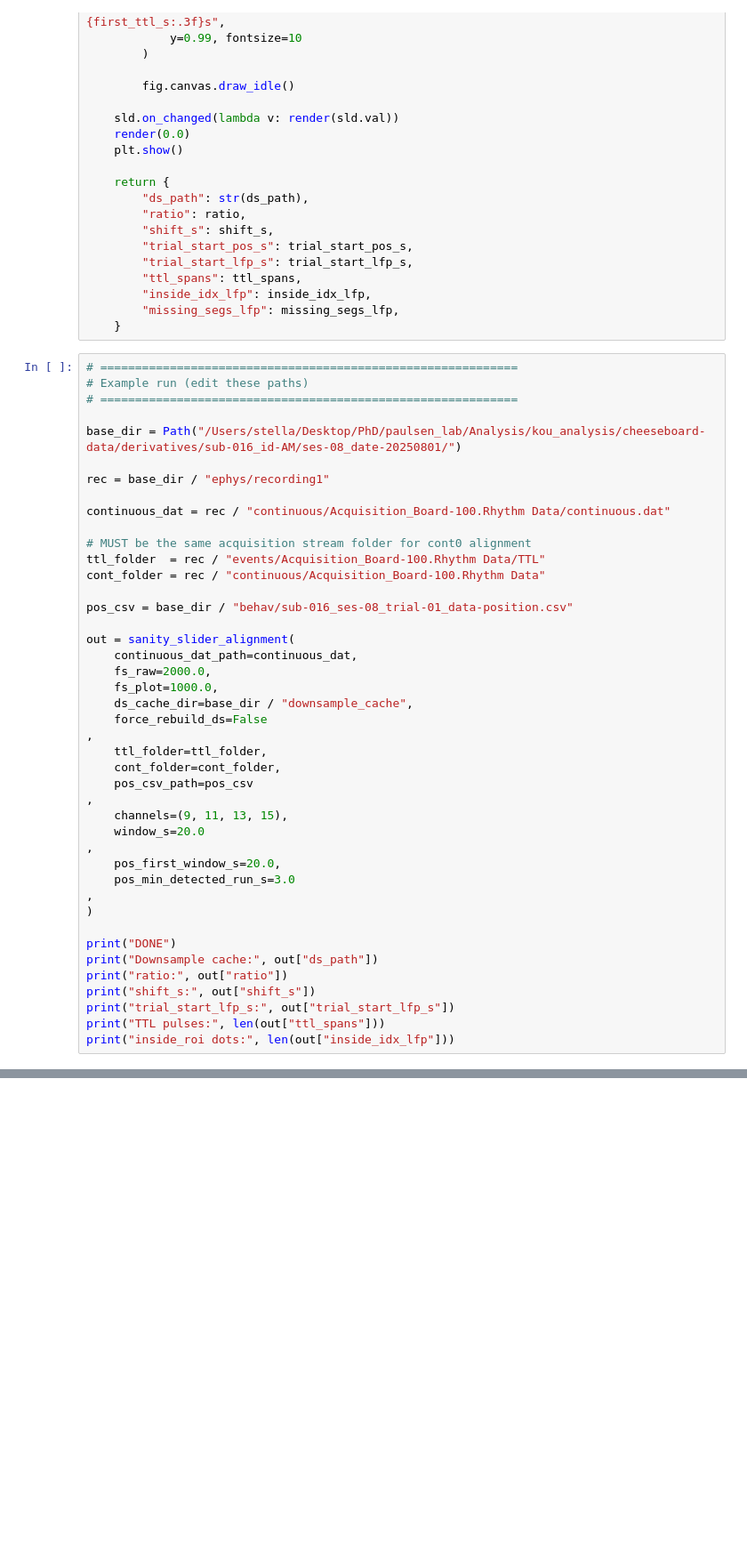
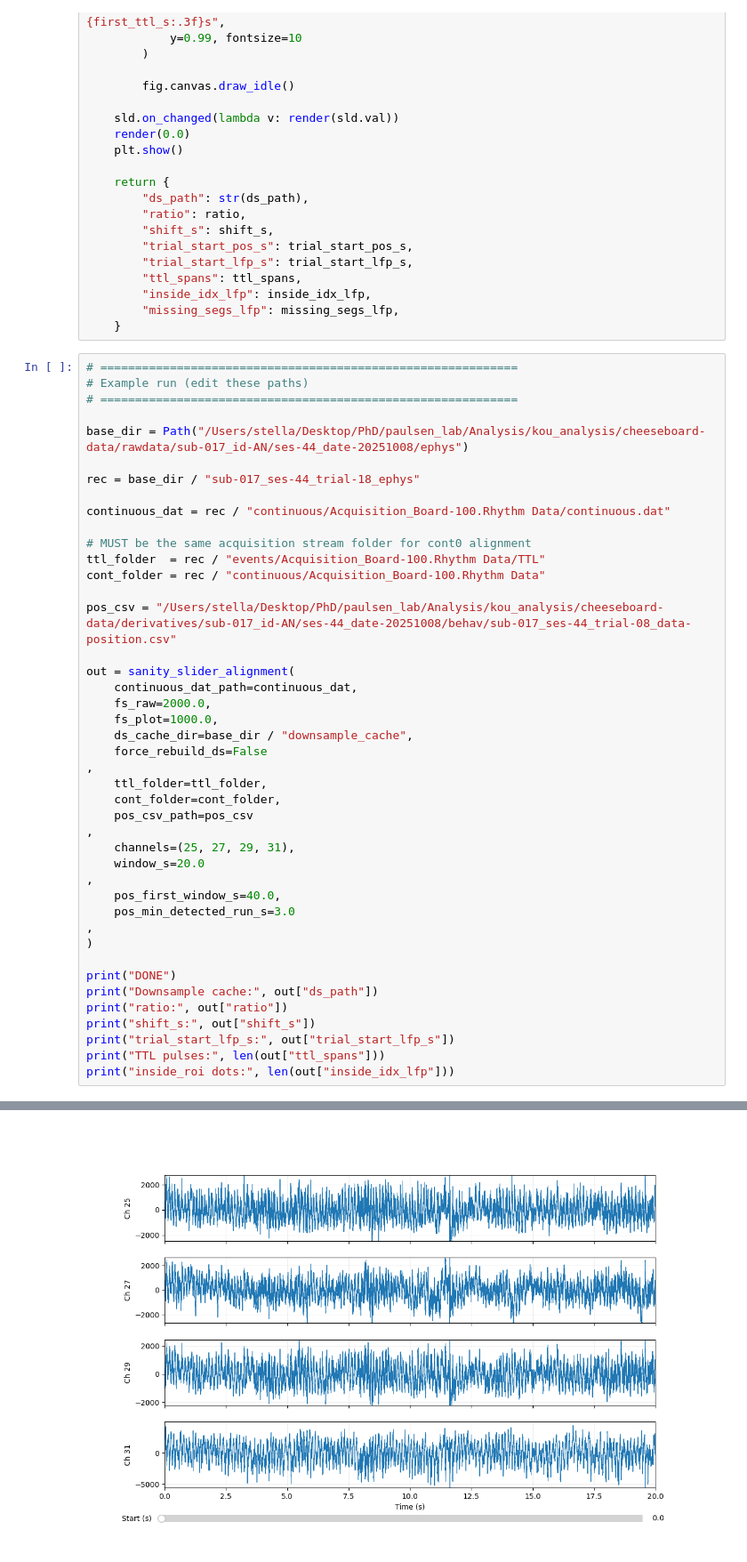
Before and after one commit to Koushouu/Cheeseboard, a Jupyter notebook: LFP/general/XM_check_alignment.ipynb, the cells around one changed output, grey strips where cells are left out. Shown at 89% size. Cells and saved outputs as stored; diff of their text form; blank space fills up the shorter version.

```diff
--- a/LFP/general/XM_check_alignment.ipynb
+++ b/LFP/general/XM_check_alignment.ipynb
@@ -651,9 +651,9 @@ def sanity_slider_alignment(
 # Example run (edit these paths)
 # ============================================================
 
-base_dir = Path("/Users/stella/Desktop/PhD/paulsen_lab/Analysis/kou_analysis/cheeseboard-data/derivatives/sub-016_id-AM/ses-08_date-20250801/")
+base_dir = Path("/Users/stella/Desktop/PhD/paulsen_lab/Analysis/kou_analysis/cheeseboard-data/rawdata/sub-017_id-AN/ses-44_date-20251008/ephys")
 
-rec = base_dir / "ephys/recording1"
+rec = base_dir / "sub-017_ses-44_trial-18_ephys"
 
 continuous_dat = rec / "continuous/Acquisition_Board-100.Rhythm Data/continuous.dat"
 
@@ -661,7 +661,7 @@ continuous_dat = rec / "continuous/Acquisition_Board-100.Rhythm Data/continuous.
 ttl_folder  = rec / "events/Acquisition_Board-100.Rhythm Data/TTL"
 cont_folder = rec / "continuous/Acquisition_Board-100.Rhythm Data"
 
-pos_csv = base_dir / "behav/sub-016_ses-08_trial-01_data-position.csv"
+pos_csv = "/Users/stella/Desktop/PhD/paulsen_lab/Analysis/kou_analysis/cheeseboard-data/derivatives/sub-017_id-AN/ses-44_date-20251008/behav/sub-017_ses-44_trial-08_data-position.csv"
 
 out = sanity_slider_alignment(
     continuous_dat_path=continuous_dat,
@@ -674,10 +674,10 @@ out = sanity_slider_alignment(
     cont_folder=cont_folder,
     pos_csv_path=pos_csv
 ,
-    channels=(9, 11, 13, 15),
+    channels=(25, 27, 29, 31),
     window_s=20.0
 ,
-    pos_first_window_s=20.0,
+    pos_first_window_s=40.0,
     pos_min_detected_run_s=3.0
 ,
 )
@@ -693,0 +696 @@ AssertionError: continuous.dat not found: /Users/stella/Desktop/PhD/paulsen_lab/
+[figure, added]
```
Also changed, not shown: parts of 1 cell of this notebook, 5 other files.
